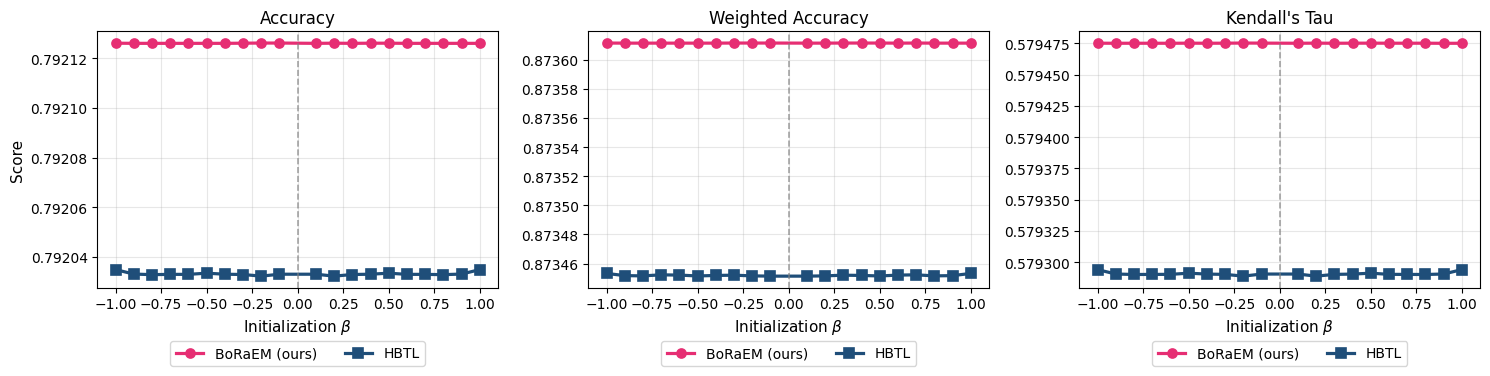
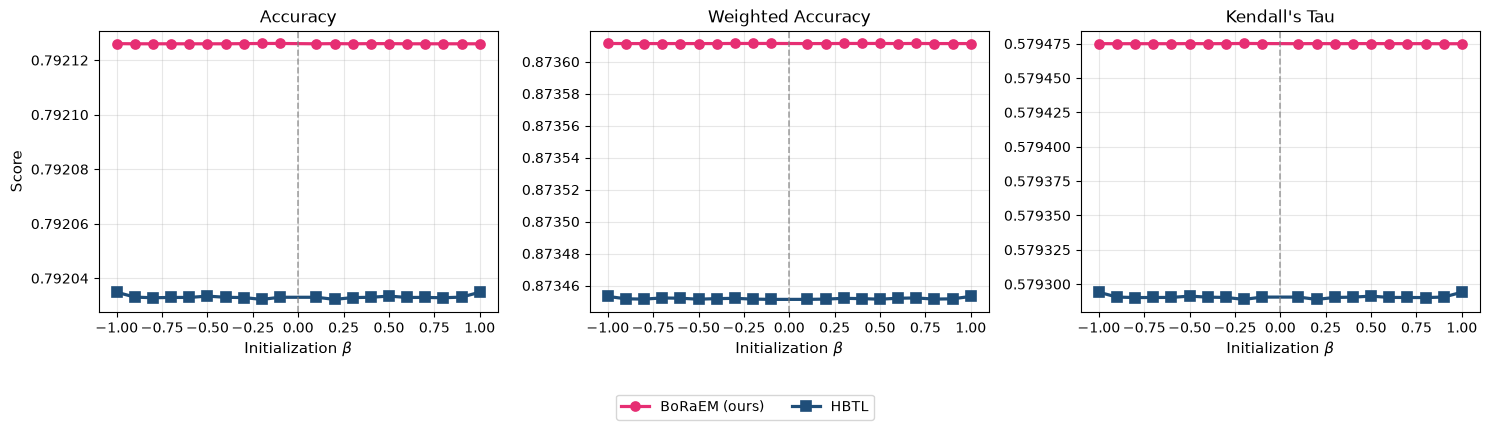
The change to this notebook cell's code, shown as a diff; its figure went from the first image to the second:
--- before
+++ after
@@ -149,13 +149,17 @@
             )
 
-        ax.legend(
-            loc="upper center",
-            bbox_to_anchor=(0.5, -0.18),
-            ncol=2,
-            frameon=True,
-            fontsize=10,
-        )
+    handles, labels = axes[0].get_legend_handles_labels()
 
-    fig.tight_layout(rect=[0, 0.05, 1, 1])
+    fig.legend(
+        handles,
+        labels,
+        loc="lower center",
+        bbox_to_anchor=(0.5, -0.03),
+        ncol=len(models),
+        frameon=True,
+        fontsize=10,
+    )
+
+    fig.tight_layout(rect=[0, 0.10, 1, 1])
 
     plt.savefig(outfile, dpi=300, bbox_inches="tight")

Commit: All files added